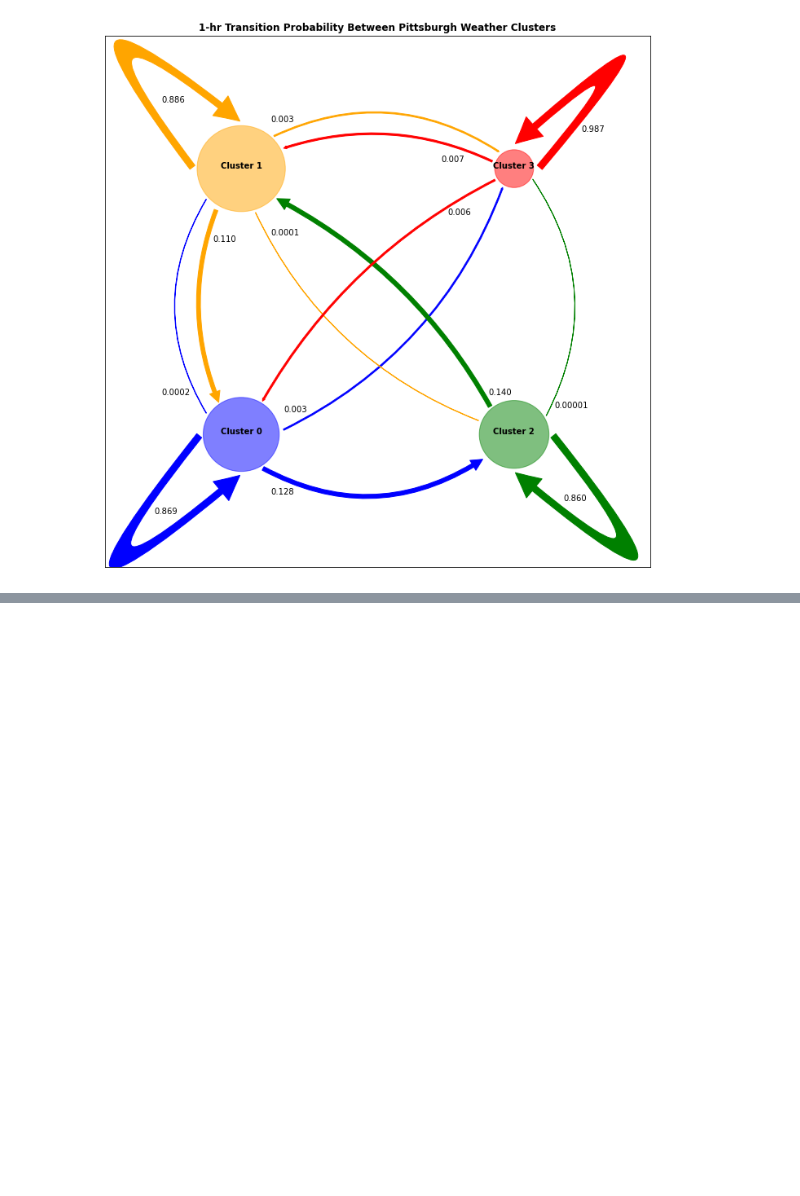
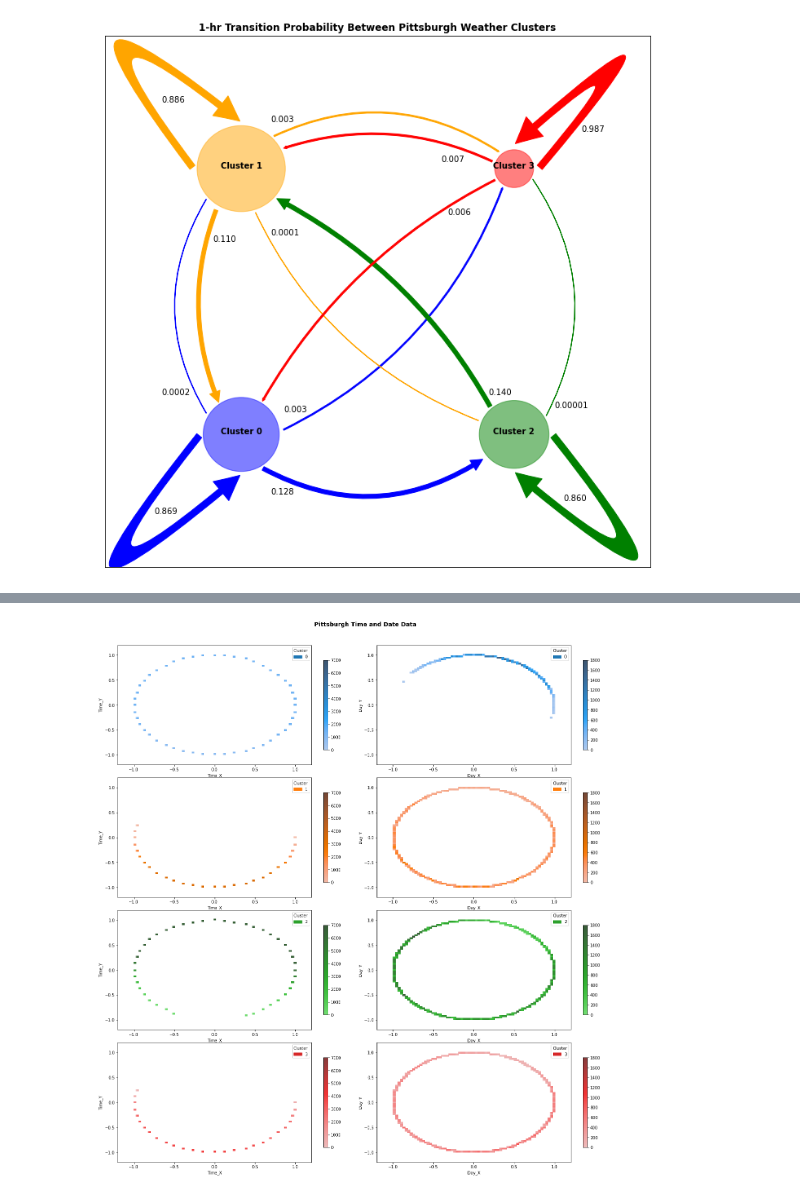
Before and after one commit to johnjkieffer/Solar_Forecasting, a Jupyter notebook: Clustering.ipynb, the cells around one changed output, grey strips where cells are left out. Saved outputs shown, nothing was run; the diff lists cells and outputs as text; code cells hidden in the pictures; blank space fills up the shorter version.

```diff
--- a/Clustering.ipynb
+++ b/Clustering.ipynb
@@ -516,0 +655,36 @@ plt.show()
+# %%
+fig, axs = plt.subplots(nrows=4, ncols=2, figsize=(18,20))
+fig.tight_layout(rect=[0, 0.03, 1, 0.95])
+plt.suptitle('Pittsburgh Time and Date Data', weight='bold', size='x-large')
+
+g=sns.histplot(data=sc_weather[sc_weather['Cluster'] == 0], x="Time_X", y="Time_Y", ax=axs[0,0], binwidth=0.03,
+               palette = ["C0"], cbar=True, cbar_kws=dict(shrink=.75), vmax=7000, hue='Cluster')
+g.set(xlim=(-1.2, 1.2), ylim=(-1.2, 1.2))
+g=sns.histplot(data=sc_weather[sc_weather['Cluster'] == 0], x="Day_X", y="Day_Y", ax=axs[0,1], binwidth=0.03,
+               palette = ["C0"], cbar=True, cbar_kws=dict(shrink=.75), vmax=1800, hue='Cluster')
+g.set(xlim=(-1.2, 1.2), ylim=(-1.2, 1.2))
+
+g=sns.histplot(data=sc_weather[sc_weather['Cluster'] == 1], x="Time_X", y="Time_Y", ax=axs[1,0], binwidth=0.03,
+               palette = ["C1"], cbar=True, cbar_kws=dict(shrink=.75), vmax=7000, hue='Cluster')
+g.set(xlim=(-1.2, 1.2), ylim=(-1.2, 1.2))
+g=sns.histplot(data=sc_weather[sc_weather['Cluster'] == 1], x="Day_X", y="Day_Y", ax=axs[1,1], binwidth=0.03,
+               palette = ["C1"], cbar=True, cbar_kws=dict(shrink=.75), vmax=1800, hue='Cluster')
+g.set(xlim=(-1.2, 1.2), ylim=(-1.2, 1.2))
+
+g=sns.histplot(data=sc_weather[sc_weather['Cluster'] == 2], x="Time_X", y="Time_Y", ax=axs[2,0], binwidth=0.03,
+               palette = ["C2"], cbar=True, cbar_kws=dict(shrink=.75), vmax=7000, hue='Cluster')
+g.set(xlim=(-1.2, 1.2), ylim=(-1.2, 1.2))
+g=sns.histplot(data=sc_weather[sc_weather['Cluster'] == 2], x="Day_X", y="Day_Y", ax=axs[2,1], binwidth=0.03,
+               palette = ["C2"], cbar=True, cbar_kws=dict(shrink=.75), vmax=1800, hue='Cluster')
+g.set(xlim=(-1.2, 1.2), ylim=(-1.2, 1.2))
+
+g=sns.histplot(data=sc_weather[sc_weather['Cluster'] == 3], x="Time_X", y="Time_Y", ax=axs[3,0], binwidth=0.03,
+               palette = ["C3"], cbar=True, cbar_kws=dict(shrink=.75), vmax=7000, hue='Cluster')
+g.set(xlim=(-1.2, 1.2), ylim=(-1.2, 1.2))
+g=sns.histplot(data=sc_weather[sc_weather['Cluster'] == 3], x="Day_X", y="Day_Y", ax=axs[3,1], binwidth=0.03,
+               palette = ["C3"], cbar=True, cbar_kws=dict(shrink=.75), vmax=1800, hue='Cluster')
+g.set(xlim=(-1.2, 1.2), ylim=(-1.2, 1.2))
+
+plt.show()
+# %% [output]
+[figure, added]
```
Also changed, not shown: parts of 29 cells of this notebook.
